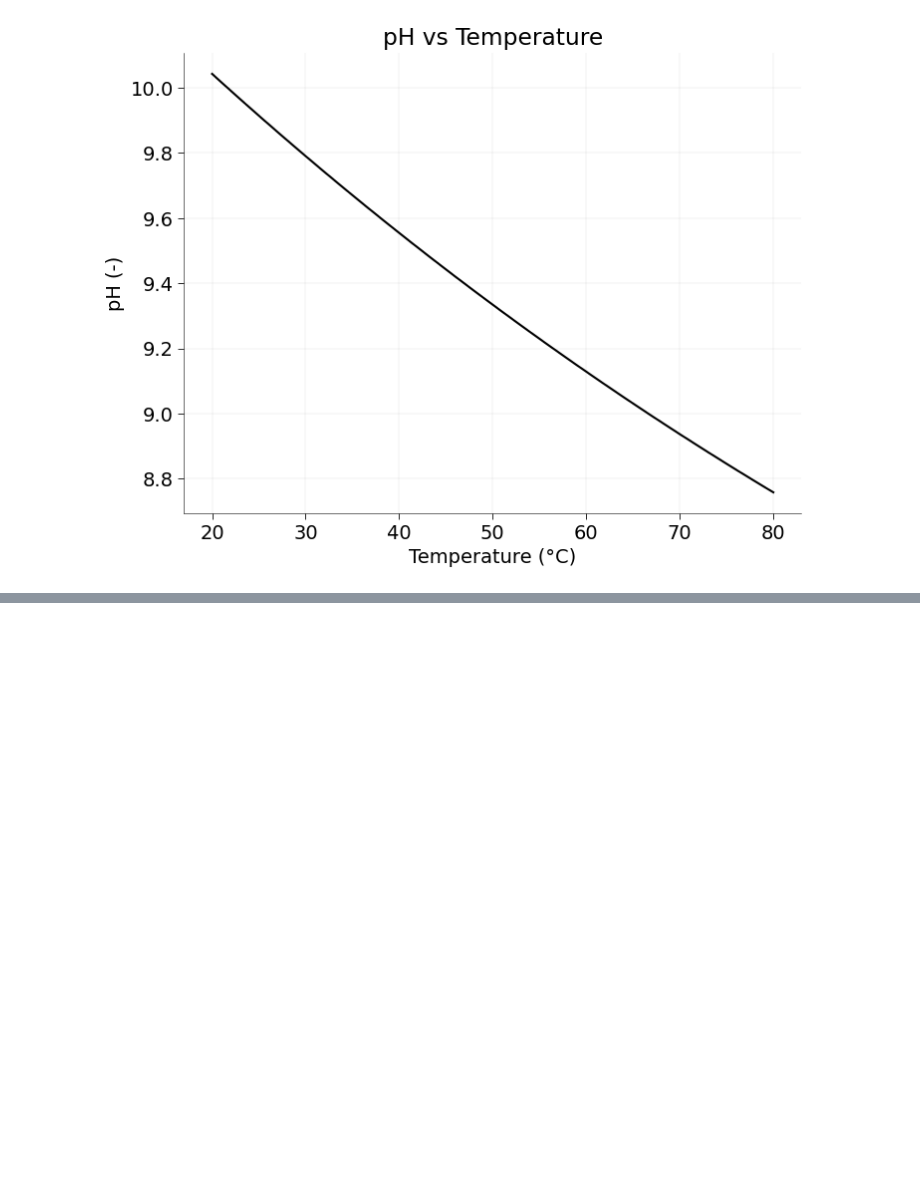
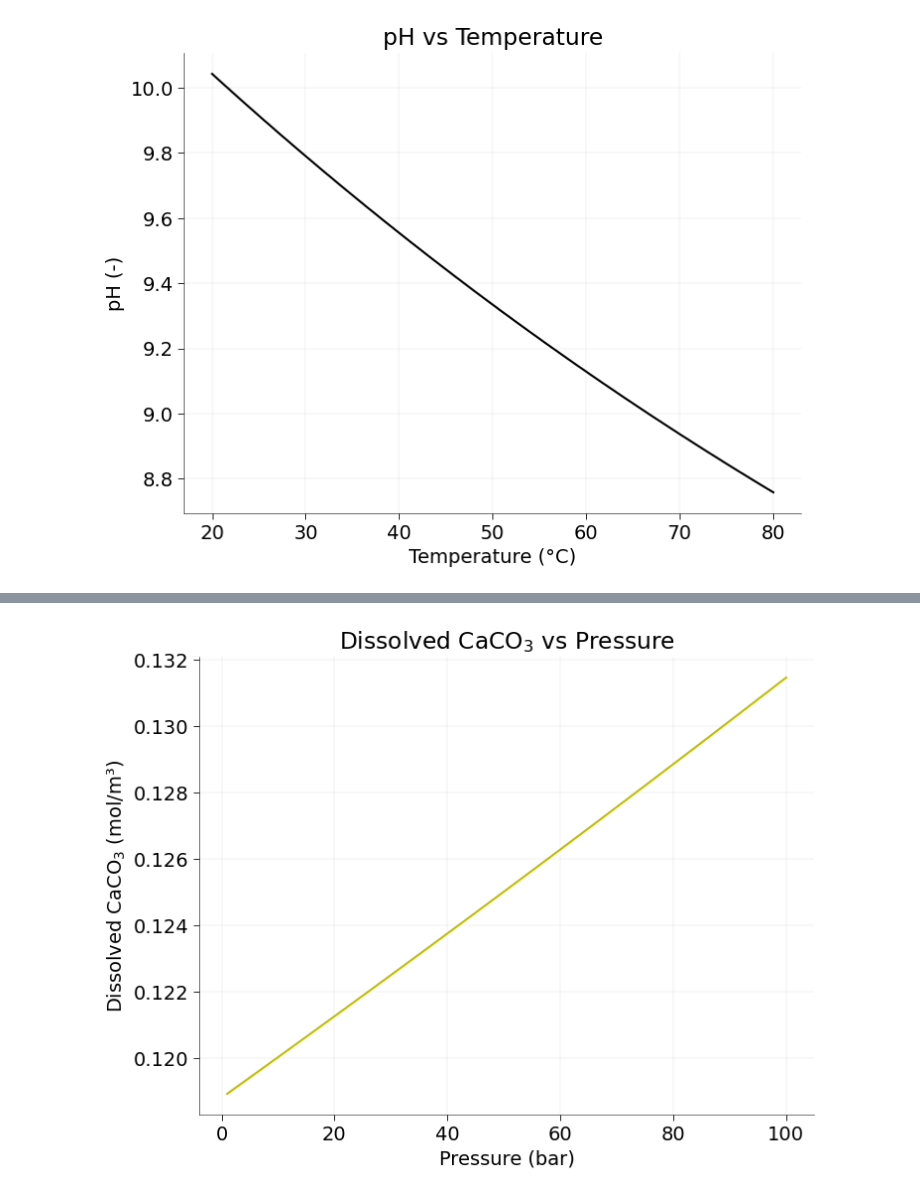
Before and after one commit to volpatto/reaktoro-experiments, a Jupyter notebook: notebooks/calcite-solubility.ipynb, the cells around one changed output, grey strips where cells are left out. Saved outputs shown, nothing was run; the diff lists cells and outputs as text; code cells hidden in the pictures; blank space fills up the shorter version.

```diff
--- a/notebooks/calcite-solubility.ipynb
+++ b/notebooks/calcite-solubility.ipynb
@@ -171,0 +280,10 @@ plt.show()
+# %%
+plt.figure(figsize=(8, 6))
+plt.plot(P_range_bar, dissolved_caco3, label="Total CaCO$_3$ dissolved", color="C4")
+plt.xlabel("Pressure (bar)")
+plt.ylabel("Dissolved CaCO$_3$ (mol/m³)")
+plt.title("Dissolved CaCO$_3$ vs Pressure")
+plt.grid()
+plt.show()
+# %% [output]
+[figure, added]
```
Also changed, not shown: parts of 15 cells of this notebook.
